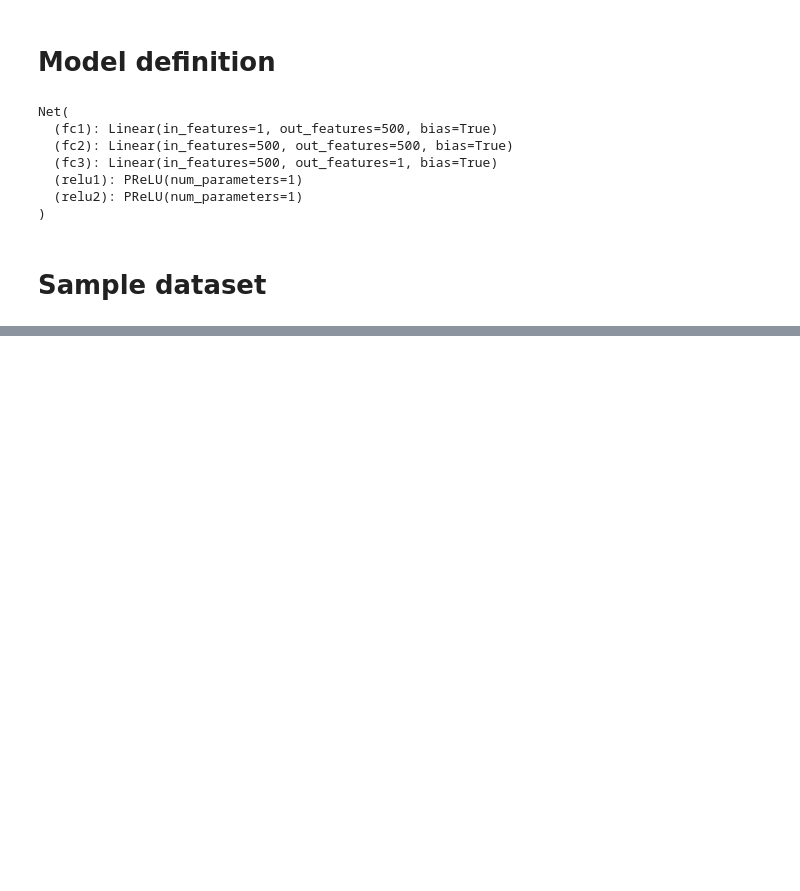
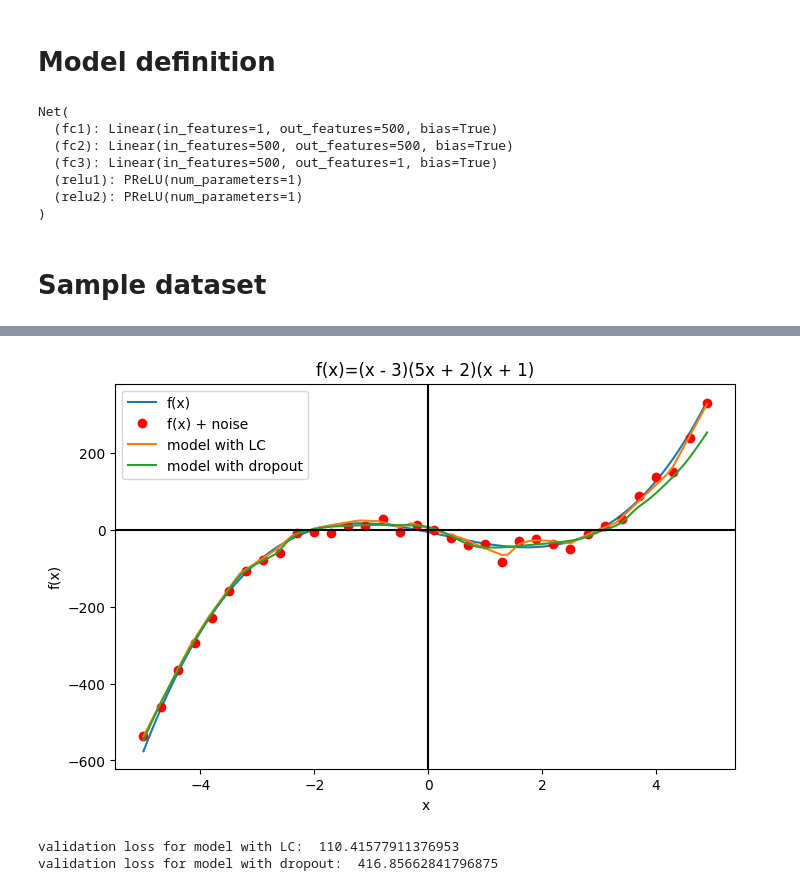
Before and after one commit to soheilzi/LayerCollapse, a Jupyter notebook: 1d_demo_visual/1d_demo_LC_as_reg.ipynb, the cells around one changed output, grey strips where cells are left out. Drawn from its saved outputs; the diff is of its cells as text; code cells hidden in the pictures; blank space fills up the shorter version.

```diff
--- a/1d_demo_visual/1d_demo_LC_as_reg.ipynb
+++ b/1d_demo_visual/1d_demo_LC_as_reg.ipynb
@@ -338,0 +342,24 @@ print(np.min(model_no_reg.fc3.weight.detach().numpy()))
+# %%
+class Net_dropout(nn.Module):
+    def __init__(self, input_size, hidden_size, output_size):
+        super(Net_dropout, self).__init__()
+        self.input_size = input_size
+        self.hidden_size  = hidden_size
+        self.output_size = output_size
+        self.fc1 = nn.Linear(self.input_size, self.hidden_size)
+        self.fc2 = nn.Linear(self.hidden_size, self.hidden_size)
+        self.fc3 = nn.Linear(self.hidden_size, self.output_size)
+        self.relu1 = nn.PReLU(num_parameters=1, init=0.1)
+        self.relu2 = nn.PReLU(num_parameters=1, init=0.1)
+        self.droupout1 = nn.Dropout(p=0.5)
+        self.droupout2 = nn.Dropout(p=0.5)
+
+    def forward(self, x):
+        x = self.fc1(x)
+        x = self.relu1(x)
+        x = self.droupout1(x)
+        x = self.fc2(x)
+        x = self.relu2(x)
+        x = self.droupout2(x)
+        x = self.fc3(x)
+        return x
@@ -338,0 +429,29 @@ print(np.min(model_no_reg.fc3.weight.detach().numpy()))
+# %%
+#plot model predictions
+model_with_dropout.eval()
+plt.plot(x, y, label='f(x)')
+plt.plot(x[::3], y[::3] + noise[::3], 'ro', label='f(x) + noise')
+# plt.plot(x, model_no_reg(X).detach().numpy(), label='model no reg')
+# plt.plot(x, model_with_wd(X).detach().numpy(), label='model with reg')
+plt.plot(x, model_with_LC(X).detach().numpy(), label='model with LC')
+plt.plot(x, model_with_dropout(X).detach().numpy(), label='model with dropout')
+plt.xlabel('x')
+plt.ylabel('f(x)')
+# plt.xlim(-4, 4)
+# plt.ylim(-100, 100)
+# baseline
+plt.axhline(y=0, color='k')
+plt.axvline(x=0, color='k')
+plt.title('f(x)=(x - 3)(5x + 2)(x + 1)')
+plt.legend()
+plt.show()
+# %% [output]
+[figure, added]
+# %%
+Y_validation = torch.from_numpy(y.reshape(-1,1)).float()
+model_with_dropout.eval()
+print("validation loss for model with LC: ", validation_loss(X, Y_validation, model_with_LC).item())
+print("validation loss for model with dropout: ", validation_loss(X, Y_validation, model_with_dropout).item())
+# %% [output]
+validation loss for model with LC:  110.41577911376953
+validation loss for model with dropout:  416.85662841796875
```
Also changed, not shown: parts of 17 cells of this notebook, 8 other files.
